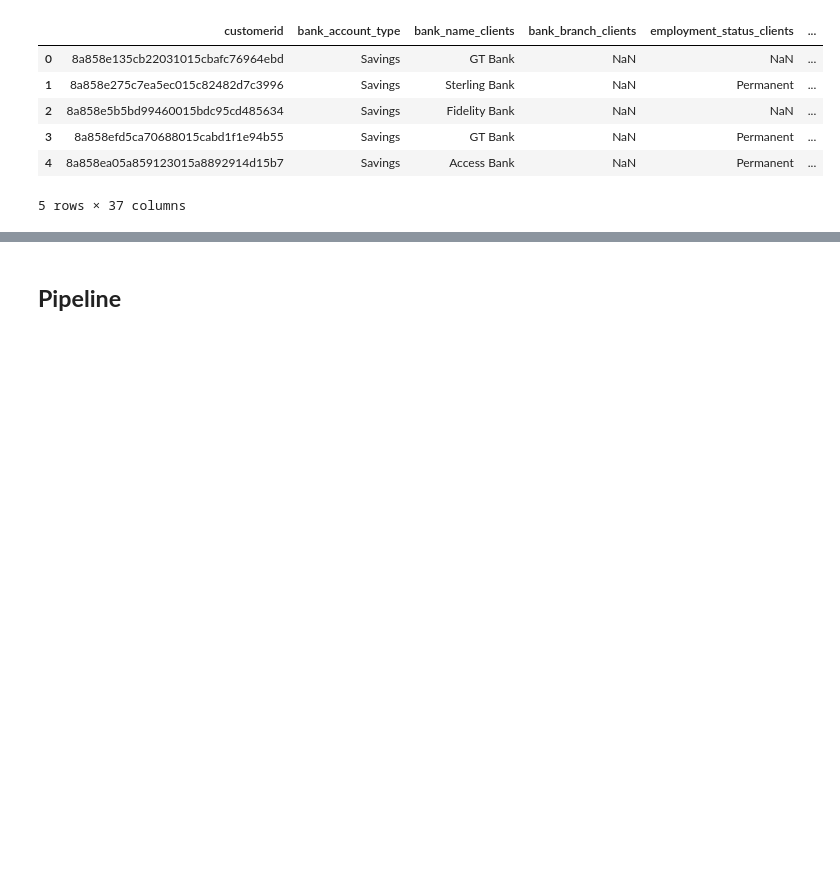
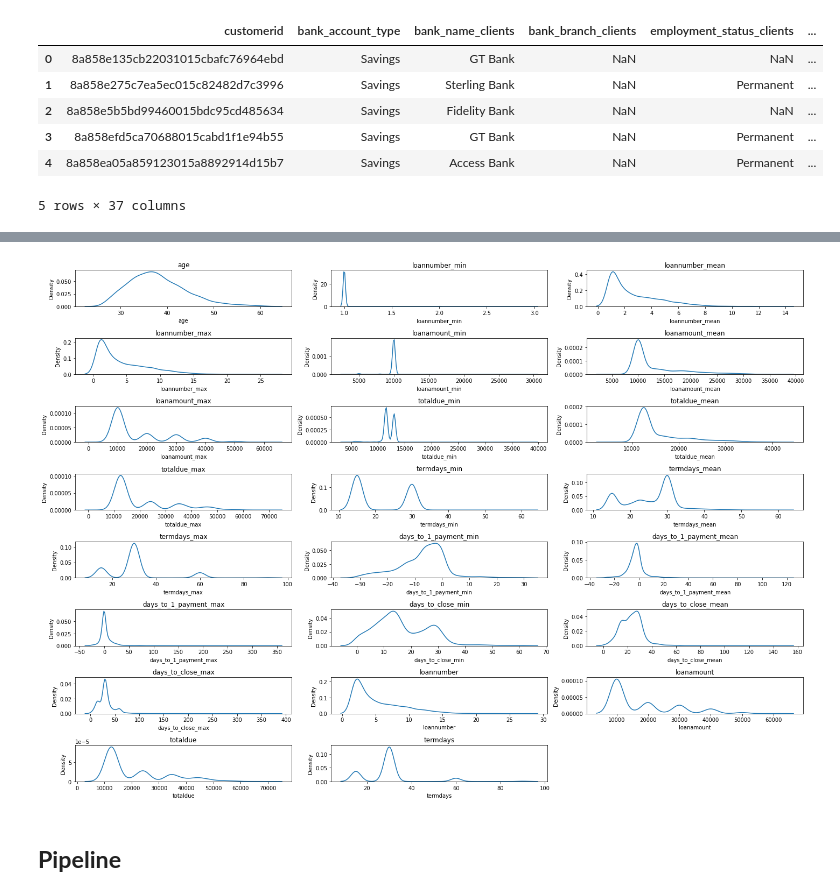
Before and after one commit to xandeea/Loan-Default-Prediction-Nigeria, a Jupyter notebook: Loan_Default_Prediction.ipynb, the cells around one changed output, grey strips where cells are left out. Cells and saved outputs as stored; diff of their text form; code cells hidden in the pictures; blank space fills up the shorter version.

```diff
--- a/Loan_Default_Prediction.ipynb
+++ b/Loan_Default_Prediction.ipynb
@@ -230,3 +255,26 @@ memory usage: 841.5+ KB
+# %%
+numeric = ['age', 'loannumber_min', 'loannumber_mean', 'loannumber_max',
+       'loanamount_min', 'loanamount_mean', 'loanamount_max', 'totaldue_min',
+       'totaldue_mean', 'totaldue_max', 'termdays_min', 'termdays_mean',
+       'termdays_max', 'days_to_1_payment_min', 'days_to_1_payment_mean',
+       'days_to_1_payment_max', 'days_to_close_min', 'days_to_close_mean',
+       'days_to_close_max', 'loannumber', 'loanamount', 'totaldue',
+       'termdays']
+a = len(numeric)
+b = 3
+c = 1
+
+fig = plt.figure(figsize=(20,40))
+
+for i in numeric:
+    plt.subplot(a, b, c)
+    plt.title(i)
+    plt.xlabel(i)
+    sns.kdeplot(data = df, x = i)
+    c = c + 1
+plt.tight_layout()
+# %% [output]
+[figure, added]
 # %% [markdown]
 ## **Pipeline**
 # %%
```
Also changed, not shown: parts of 11 cells of this notebook.
